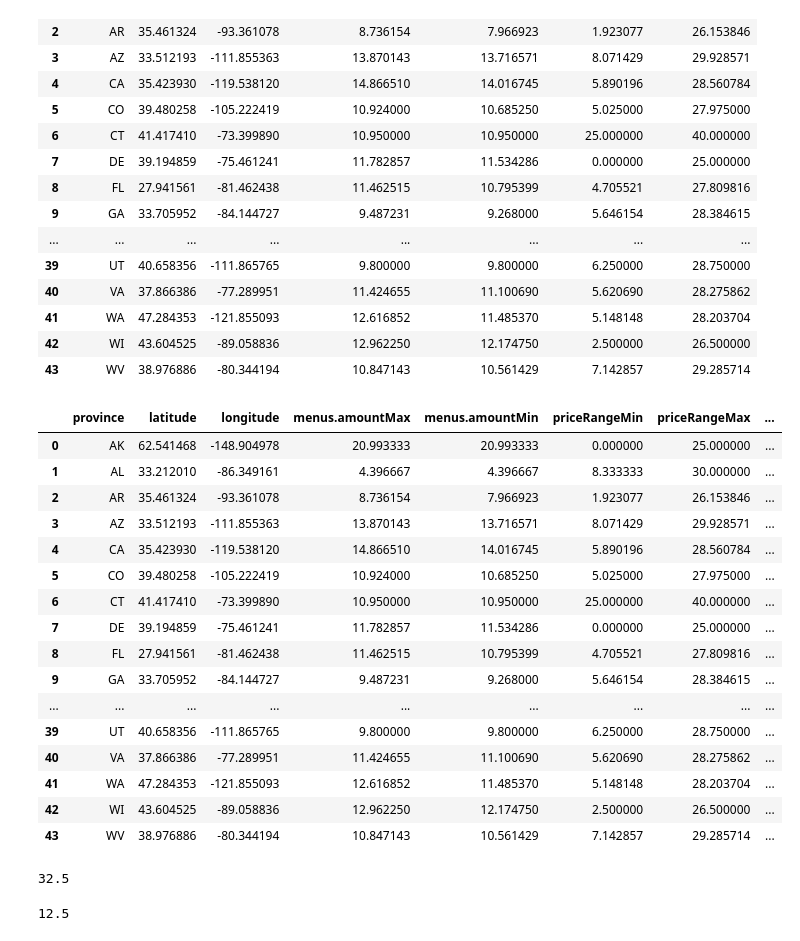
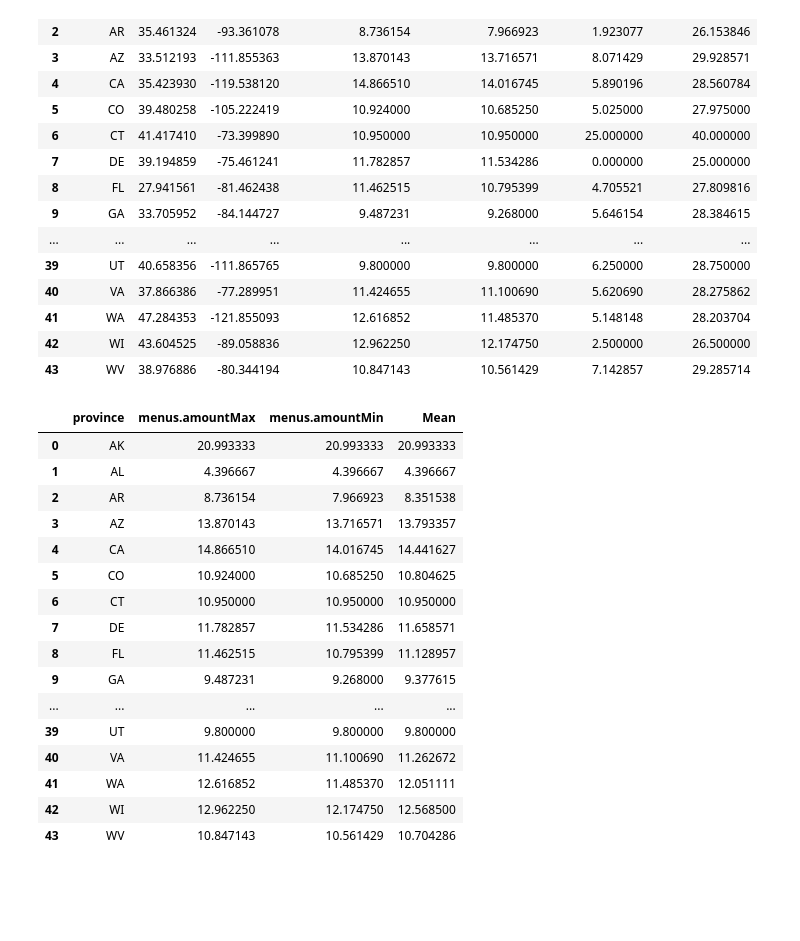
Before and after one commit to anusbc/pizza_data, a Jupyter notebook: Pizza data analysis.ipynb, the cells around one changed output. Drawn from its saved outputs; the diff is of its cells as text; code cells hidden in the pictures; blank space fills up the shorter version.

```diff
--- a/Pizza data analysis.ipynb
+++ b/Pizza data analysis.ipynb
@@ -223,32 +248,25 @@ pizza_prices
 | 41 | WA | 47.284353 | -121.855093 | 12.616852 | 11.485370 | 5.148148 | 28.203704 |
 | 42 | WI | 43.604525 | -89.058836 | 12.962250 | 12.174750 | 2.500000 | 26.500000 |
 | 43 | WV | 38.976886 | -80.344194 | 10.847143 | 10.561429 | 7.142857 | 29.285714 |
-# %%
-pizza_prices['Mean'] =(pizza_prices['priceRangeMin'] + pizza_prices['priceRangeMax'])/2
-pizza_prices
-# %% [output]
-|  | province | latitude | longitude | menus.amountMax | menus.amountMin | priceRangeMin | priceRangeMax | ... |
-| 0 | AK | 62.541468 | -148.904978 | 20.993333 | 20.993333 | 0.000000 | 25.000000 | ... |
-| 1 | AL | 33.212010 | -86.349161 | 4.396667 | 4.396667 | 8.333333 | 30.000000 | ... |
-| 2 | AR | 35.461324 | -93.361078 | 8.736154 | 7.966923 | 1.923077 | 26.153846 | ... |
-| 3 | AZ | 33.512193 | -111.855363 | 13.870143 | 13.716571 | 8.071429 | 29.928571 | ... |
-| 4 | CA | 35.423930 | -119.538120 | 14.866510 | 14.016745 | 5.890196 | 28.560784 | ... |
-| 5 | CO | 39.480258 | -105.222419 | 10.924000 | 10.685250 | 5.025000 | 27.975000 | ... |
-| 6 | CT | 41.417410 | -73.399890 | 10.950000 | 10.950000 | 25.000000 | 40.000000 | ... |
-| 7 | DE | 39.194859 | -75.461241 | 11.782857 | 11.534286 | 0.000000 | 25.000000 | ... |
-| 8 | FL | 27.941561 | -81.462438 | 11.462515 | 10.795399 | 4.705521 | 27.809816 | ... |
-| 9 | GA | 33.705952 | -84.144727 | 9.487231 | 9.268000 | 5.646154 | 28.384615 | ... |
-| ... | ... | ... | ... | ... | ... | ... | ... | ... |
-| 39 | UT | 40.658356 | -111.865765 | 9.800000 | 9.800000 | 6.250000 | 28.750000 | ... |
-| 40 | VA | 37.866386 | -77.289951 | 11.424655 | 11.100690 | 5.620690 | 28.275862 | ... |
-| 41 | WA | 47.284353 | -121.855093 | 12.616852 | 11.485370 | 5.148148 | 28.203704 | ... |
-| 42 | WI | 43.604525 | -89.058836 | 12.962250 | 12.174750 | 2.500000 | 26.500000 | ... |
-| 43 | WV | 38.976886 | -80.344194 | 10.847143 | 10.561429 | 7.142857 | 29.285714 | ... |
-# %%
-pizza_prices['Mean'].max()
-# %% [output]
-32.5
-# %%
-pizza_prices['Mean'].min()
-# %% [output]
-12.5
+# %%
+pizza_prices['Mean'] =(pizza_prices['menus.amountMax'] + pizza_prices['menus.amountMin'])/2
+pizza_prices = pizza_prices.loc[:, ['province', 'menus.amountMax', 'menus.amountMin', 'Mean'] ]
+pizza_prices
+# %% [output]
+|  | province | menus.amountMax | menus.amountMin | Mean |
+| 0 | AK | 20.993333 | 20.993333 | 20.993333 |
+| 1 | AL | 4.396667 | 4.396667 | 4.396667 |
+| 2 | AR | 8.736154 | 7.966923 | 8.351538 |
+| 3 | AZ | 13.870143 | 13.716571 | 13.793357 |
+| 4 | CA | 14.866510 | 14.016745 | 14.441627 |
+| 5 | CO | 10.924000 | 10.685250 | 10.804625 |
+| 6 | CT | 10.950000 | 10.950000 | 10.950000 |
+| 7 | DE | 11.782857 | 11.534286 | 11.658571 |
+| 8 | FL | 11.462515 | 10.795399 | 11.128957 |
+| 9 | GA | 9.487231 | 9.268000 | 9.377615 |
+| ... | ... | ... | ... | ... |
+| 39 | UT | 9.800000 | 9.800000 | 9.800000 |
+| 40 | VA | 11.424655 | 11.100690 | 11.262672 |
+| 41 | WA | 12.616852 | 11.485370 | 12.051111 |
+| 42 | WI | 12.962250 | 12.174750 | 12.568500 |
+| 43 | WV | 10.847143 | 10.561429 | 10.704286 |
```
Also changed, not shown: parts of 27 cells of this notebook.
